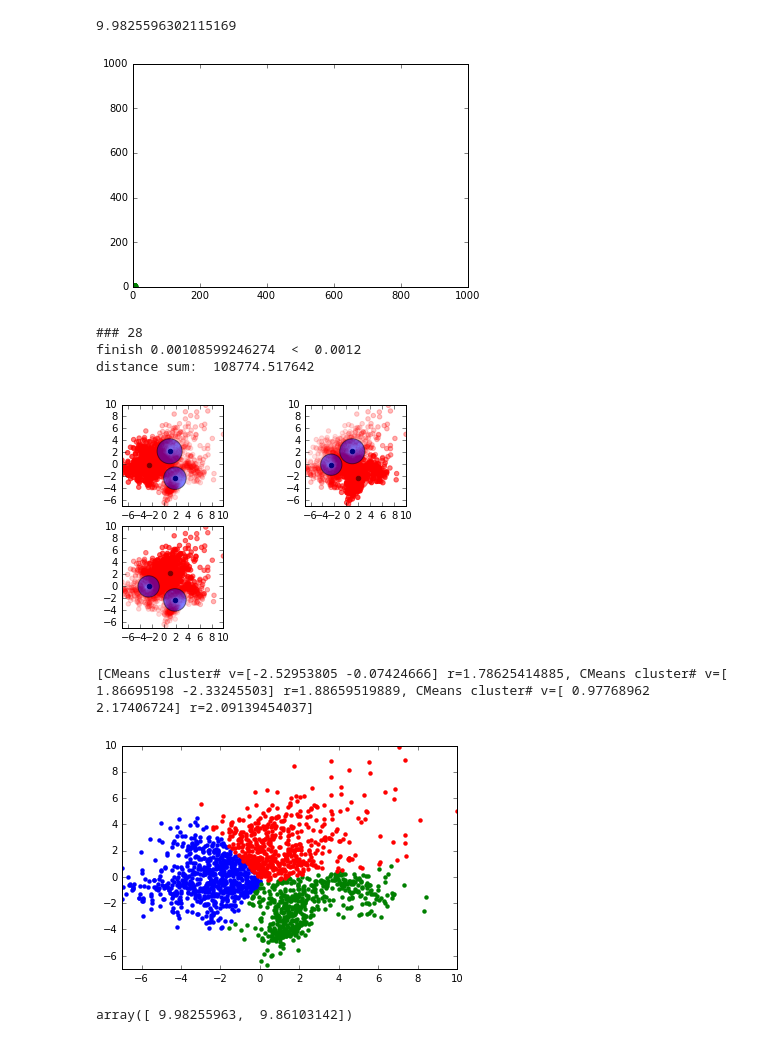
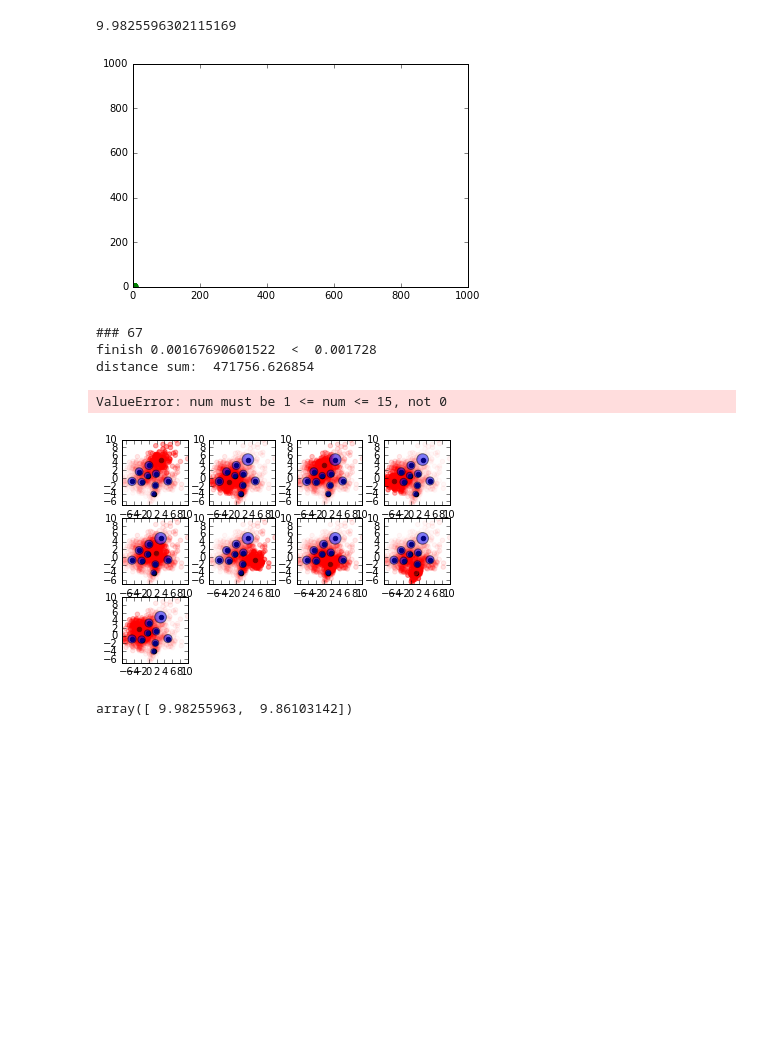
Before and after one commit to alsolanes/AMLT, a Jupyter notebook: Fuzzy-Clustering/Synthetic data GKFCM vs FCM.ipynb, the cells around one changed output. Cells and saved outputs as stored; diff of their text form; code cells hidden in the pictures; blank space fills up the shorter version.

```diff
--- a/Fuzzy-Clustering/Synthetic data GKFCM vs FCM.ipynb
+++ b/Fuzzy-Clustering/Synthetic data GKFCM vs FCM.ipynb
@@ -114,24 +114,23 @@ np.max(reduced_data)
 # %% [output]
 9.9825596302115169
 # %%
-clusters = 3
+clusters = 10
 
 q = 100 * clusters
 scatter_2d_data(reduced_data)
 
 clusters = [CMean.CMeanCluster(1000, 2) for k in range(clusters)]
 fc = FuzzyClustring.FuzzyClassifier(reduced_data, clusters, m=2)
 fc.fit(delta=.001, increase_iteration=20, increase_factor=1.2, plot_level=2, verbose_level=0, verbose_iteration=100)
 print fc.C
 fc.scatter_clusters_data()
 # %% [output]
 [figure]
-### 28
-finish 0.00108599246274  <  0.0012
-distance sum:  108774.517642
+### 67
+finish 0.00167690601522  <  0.001728
+distance sum:  471756.626854
+ValueError: num must be 1 <= num <= 15, not 0
-[figure, old version]
+[figure, new version]
-[CMeans cluster# v=[-2.52953805 -0.07424666] r=1.78625414885, CMeans cluster# v=[ 1.86695198 -2.33245503] r=1.88659519889, CMeans cluster# v=[ 0.97768962  2.17406724] r=2.09139454037]
-[figure, removed]
 # %%
 np.amax(reduced_data,axis=0)
 # %% [output]
```
Also changed, not shown: parts of 1 cell of this notebook, 29 other files.
